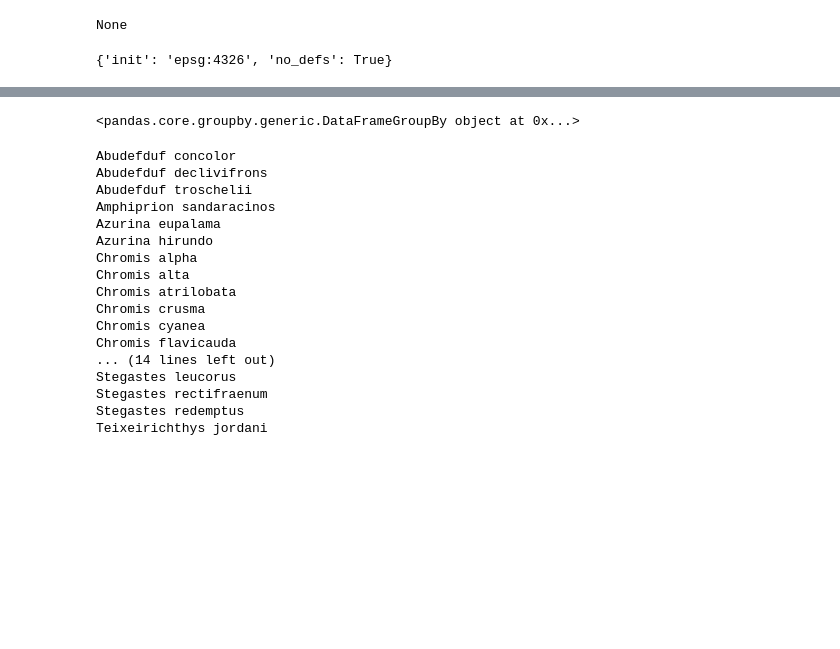
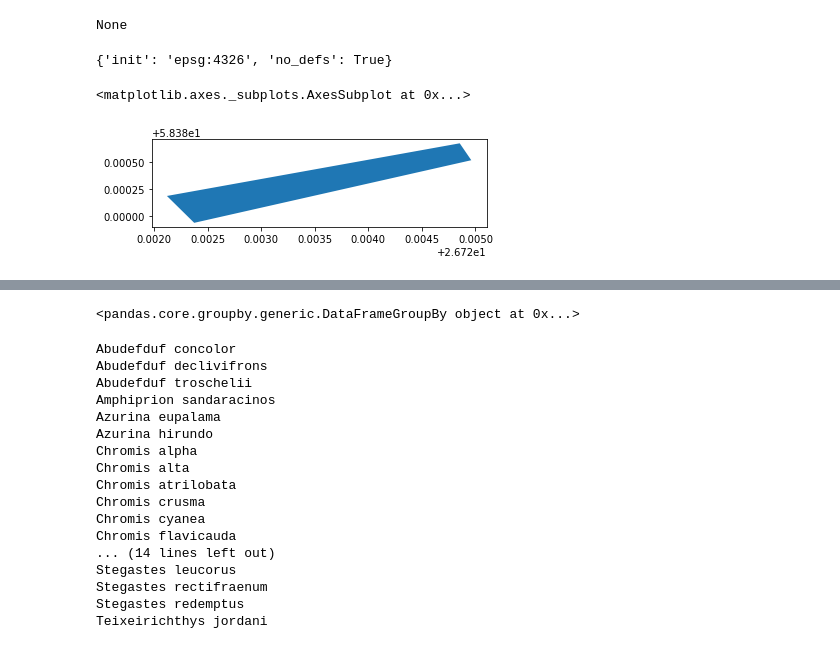
Before and after one commit to LandscapeGeoinformatics/geopython-ut-2019-course, a Jupyter notebook: source/_static/data/L2/lesson2.ipynb, the cells around one changed output, grey strips where cells are left out. Drawn from its saved outputs; the diff is of its cells as text; code cells hidden in the pictures; blank space fills up the shorter version.

```diff
--- a/source/_static/data/L2/lesson2.ipynb
+++ b/source/_static/data/L2/lesson2.ipynb
@@ -129,6 +133,11 @@ newdata.crs = from_epsg(4326)
 newdata.crs
 # %% [output]
 {'init': 'epsg:4326', 'no_defs': True}
+# %%
+newdata.plot()
+# %% [output]
+<matplotlib.axes._subplots.AxesSubplot at 0x...>
+[figure, added]
 # %%
 # Determine the output path for the Shapefile
 out_file = "raekoja_plats.shp"
```
Also changed, not shown: parts of 2 cells of this notebook, 7 other files.
